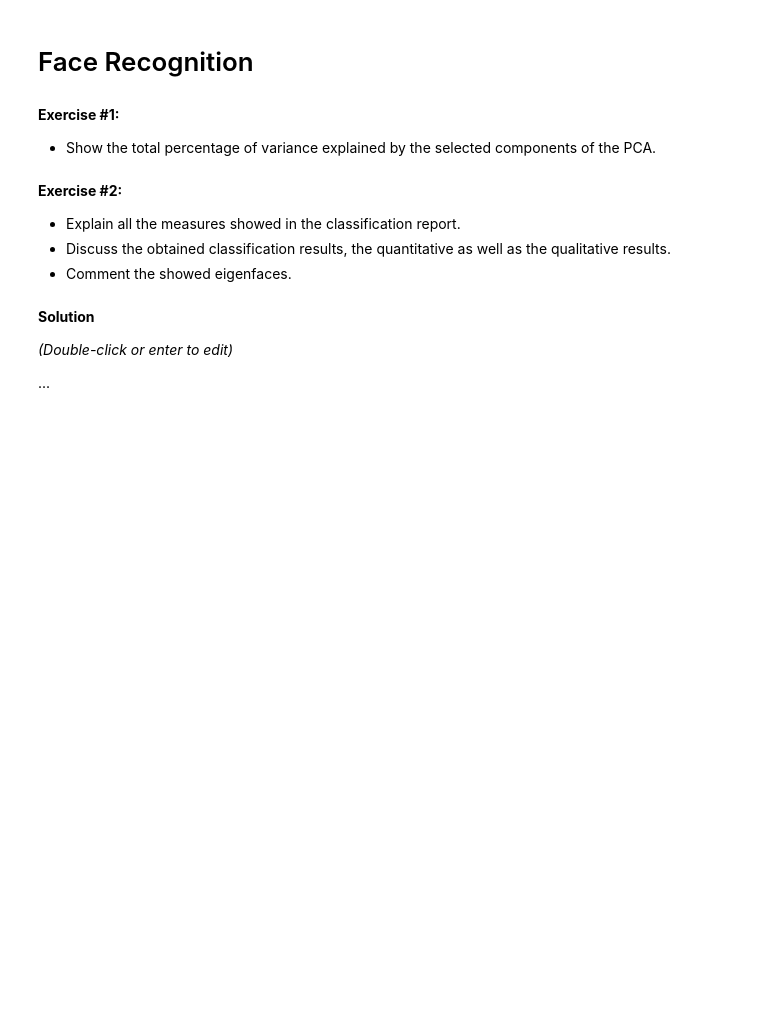
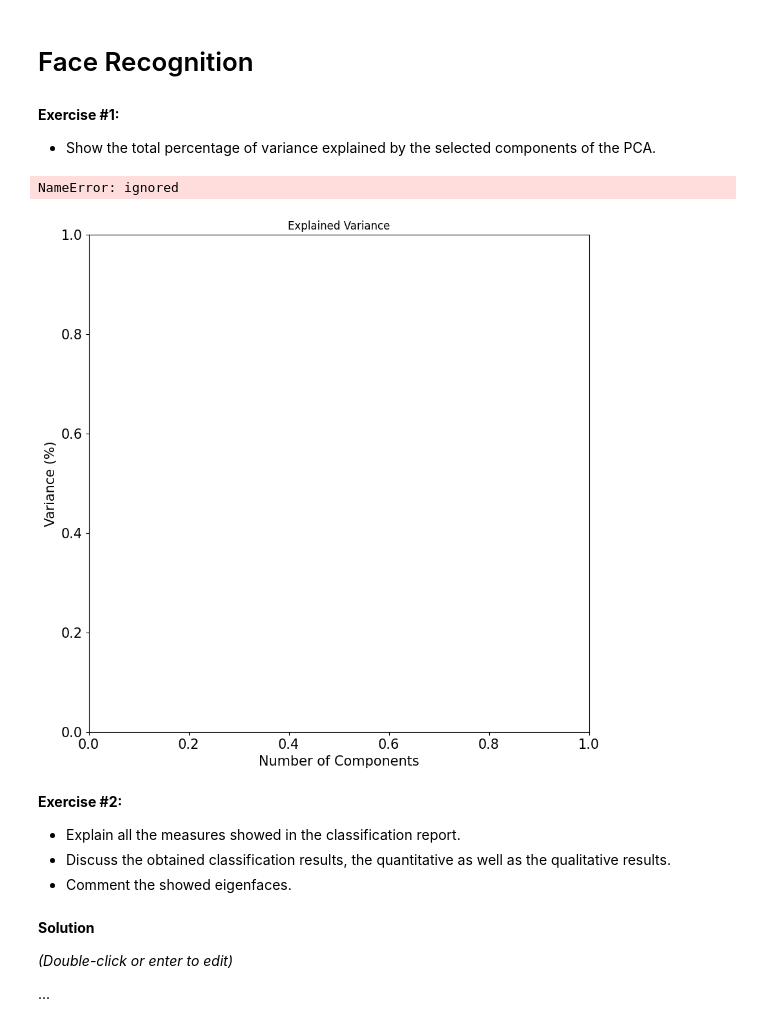
Before and after one commit to MarioROT/CV-MAI, a Jupyter notebook: Session 6/p6_face_detection_and_recognition.ipynb, the cells around one changed output. Drawn from its saved outputs; the diff is of its cells as text; code cells hidden in the pictures; blank space fills up the shorter version.

```diff
--- a/Session 6/p6_face_detection_and_recognition.ipynb
+++ b/Session 6/p6_face_detection_and_recognition.ipynb
@@ -690,3 +777,14 @@ plt.show()
+# %%
+# solution
+colors = plt.cm.tab20.colors
+cg = cp.custom_grids([],1,1,use_grid_spec=False)
+cg.show()
+p = cg.add_plot('Explained Variance', axlabels=['Number of Components','Variance (%)'], last=True)
+p.plot(np.cumsum(pca.explained_variance_ratio_), marker='.', color=colors[1])
+p.bar(list(range(0,n_components)), pca.explained_variance_ratio_, color=colors[2])
+# %% [output]
+NameError: ignored
+[figure, added]
 # %% [markdown]
 **Exercise #2:**
 
```
Also changed, not shown: parts of 16 cells of this notebook.
